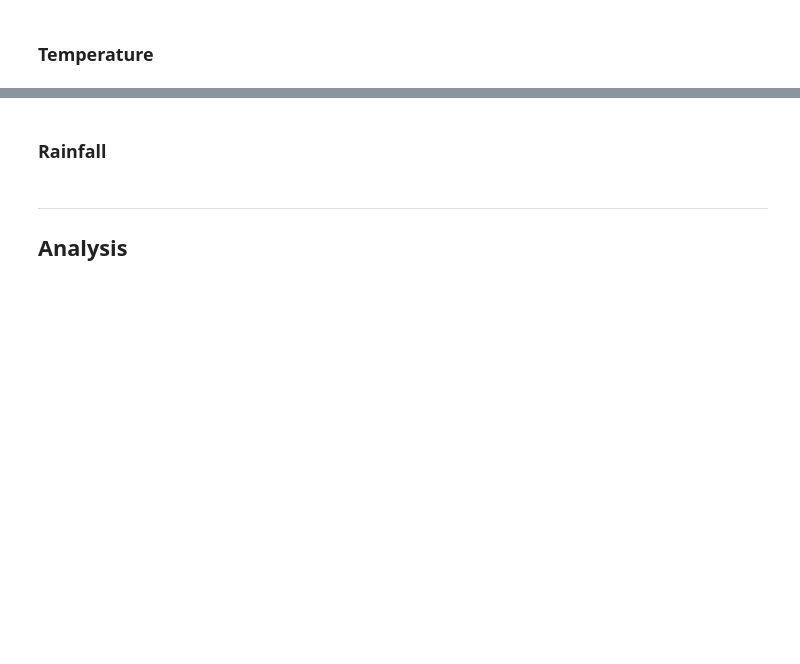
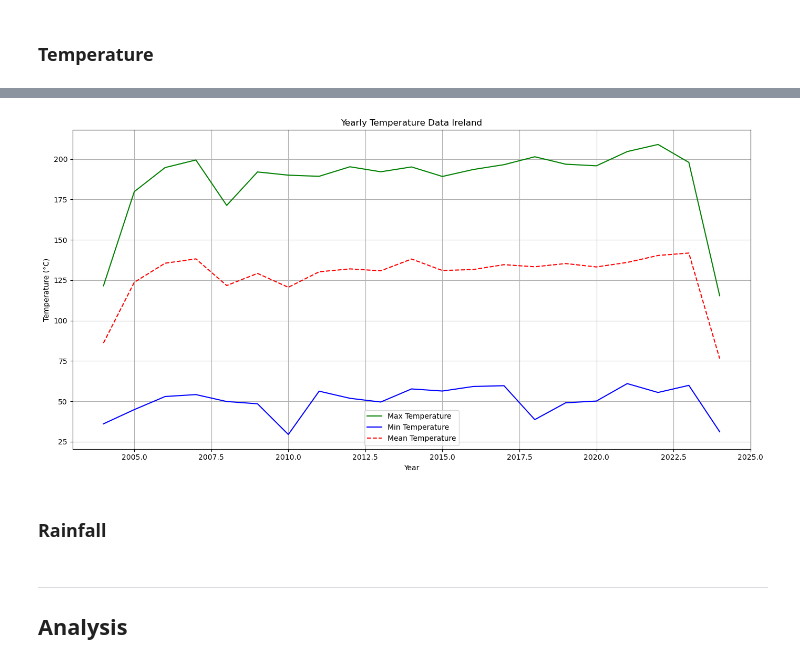
Before and after one commit to rebhanqui/programming-data-project-2, a Jupyter notebook: climate-change-data.ipynb, the cells around one changed output, grey strips where cells are left out. Cells and saved outputs as stored; diff of their text form; code cells hidden in the pictures; blank space fills up the shorter version.

Commit message:
addition of temp in ireland 04-24. Group by and sum functions used to clean up data

```diff
--- a/climate-change-data.ipynb
+++ b/climate-change-data.ipynb
@@ -621,5 +349,7 @@ print(f"Temp Data Standard Deviation: {correlation}")
 # %% [markdown]
 ### Temperature
 # %%
-sherkintemp = pd.read_csv("DATA Files/mly775.csv")
+sherkintemp = pd.read_csv("DATA Files/mly775.csv", skiprows=19, delimiter=",")
+
+sherkintemp.head()
 # %% [output]
@@ -626,0 +368,10 @@ ParserError: Error tokenizing data. C error: Expected 1 fields in line 3, saw 2
+# %%
+colconvert = ["meant", "maxtp", "mintp"]
+sherkintemp[colconvert] = sherkintemp[colconvert].apply(pd.to_numeric, errors='coerce') # code converts specific columns to numeric data types
+
+# group monthly data by year and sum each month to get the yearly total to make plots clearer
+irishyearlytemp = sherkintemp.groupby("year").agg({
+    "maxtp": "sum",
+    "mintp": "sum",
+    "meant": "sum"
+}).reset_index()
@@ -627,3 +400,25 @@ ParserError: Error tokenizing data. C error: Expected 1 fields in line 3, saw 2
+# %%
+# Plotting irish temperature
+plt.figure(figsize=(14, 7))
+
+# maxtp, mintp, and meant
+plt.plot(irishyearlytemp["year"], irishyearlytemp["maxtp"], color="green", label="Max Temperature")
+plt.plot(irishyearlytemp["year"], irishyearlytemp["mintp"], color="blue", label="Min Temperature")
+plt.plot(irishyearlytemp["year"], irishyearlytemp["meant"], color="red", label="Mean Temperature", linestyle="--")
+
+# labels and title
+plt.xlabel("Year")
+plt.ylabel("Temperature (°C)")
+plt.title("Yearly Temperature Data Ireland")
+plt.legend()
+
+# show and save image of plot
+plt.grid(True)
+plt.tight_layout()
+#plt.show()
+plt.savefig("irishyearlytemp04-24.jpg")
+# %% [output]
+[figure, added]
 # %% [markdown]
 ### Rainfall
 # %%
```
Also changed, not shown: parts of 43 cells of this notebook, 4 other files.
